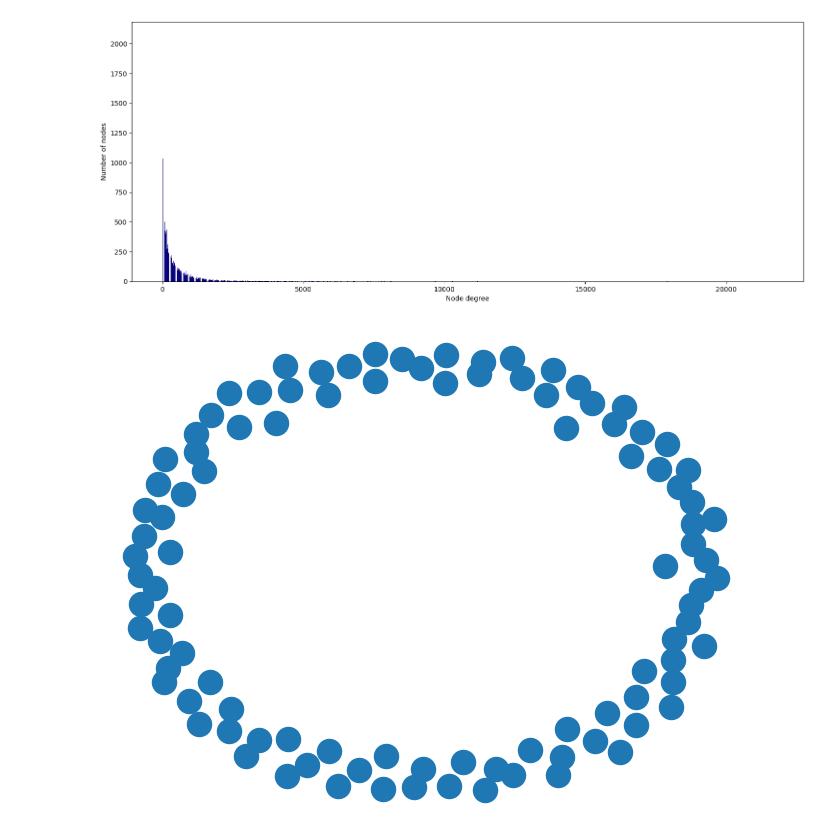
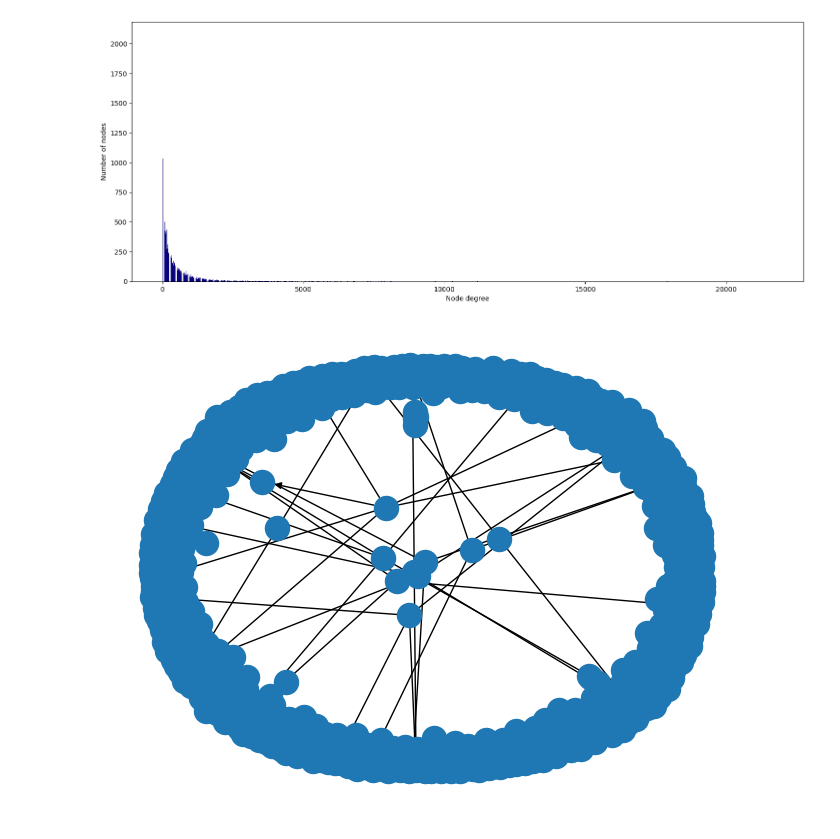
Before and after one commit to GitGood2000/114M_AI, a Jupyter notebook: CourseProject/CP.ipynb, the cells around one changed output. Saved outputs shown, nothing was run; the diff lists cells and outputs as text; code cells hidden in the pictures.

```diff
--- a/CourseProject/CP.ipynb
+++ b/CourseProject/CP.ipynb
@@ -93,18 +89,18 @@ plt.bar(numbers.keys(),
 [figure]
 # %%
 plot_data = show_data
-plot_data.x.resize_(100,602)
-plot_data.edge_index.resize_(2,1000)
-plot_data.y.resize_(100)
-plot_data.train_mask.resize_(100)
-plot_data.val_mask.resize_(100)
-plot_data.test_mask.resize_(100)
+plot_data.x.resize_(1000,602)
+plot_data.edge_index.resize_(2,10000)
+plot_data.y.resize_(1000)
+plot_data.train_mask.resize_(1000)
+plot_data.val_mask.resize_(1000)
+plot_data.test_mask.resize_(1000)
 #print(plot_data)
 
 g = to_networkx(plot_data)
 nx.draw(g)
 # %% [output]
-[figure, old version]
+[figure, new version]
 # %% [markdown]
 ## 4) Пример применения готовой модели на этих данных + (*) Препроцессинг
 
```
Also changed, not shown: parts of 6 cells of this notebook, 2 other files.
